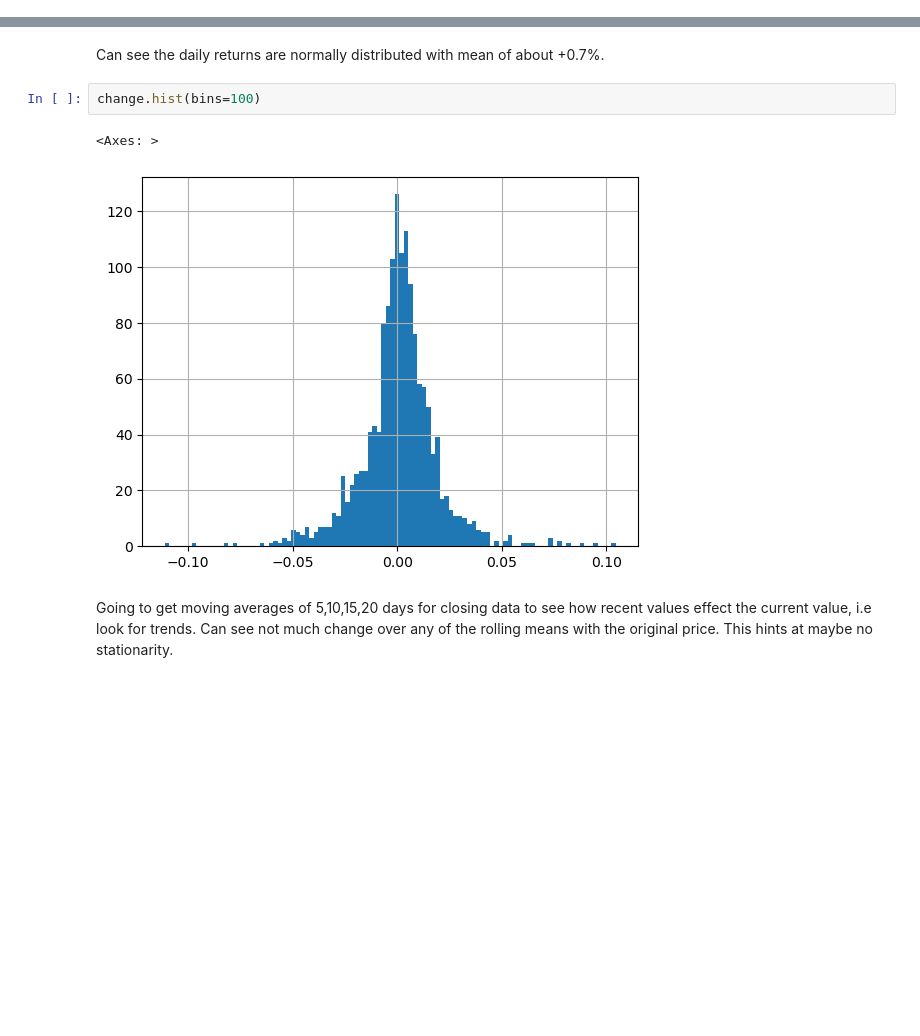
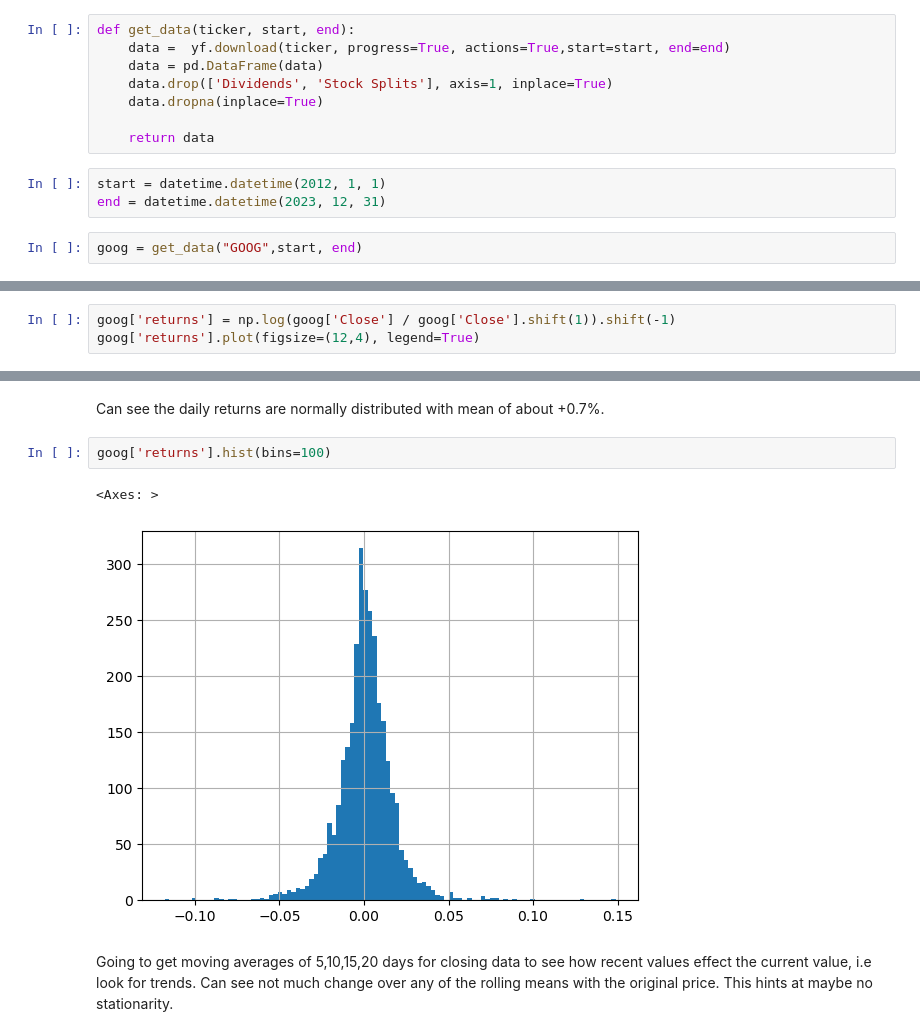
Before and after one commit to brianManesis/Stock-Prediction, a Jupyter notebook: analysis/Google_Analysis.ipynb, the cells around one changed output, grey strips where cells are left out. Cells and saved outputs as stored; diff of their text form; blank space fills up the shorter version.

```diff
--- a/analysis/Google_Analysis.ipynb
+++ b/analysis/Google_Analysis.ipynb
@@ -41,0 +25,13 @@ memory usage: 82.6 KB
+# %%
+def get_data(ticker, start, end):
+    data =  yf.download(ticker, progress=True, actions=True,start=start, end=end)
+    data = pd.DataFrame(data)
+    data.drop(['Dividends', 'Stock Splits'], axis=1, inplace=True)
+    data.dropna(inplace=True)
+
+    return data
+# %%
+start = datetime.datetime(2012, 1, 1)
+end = datetime.datetime(2023, 12, 31)
+# %%
+goog = get_data("GOOG",start, end)
@@ -170,0 +152,3 @@ Name: Close, dtype: float64
+# %%
+goog['returns'] = np.log(goog['Close'] / goog['Close'].shift(1)).shift(-1)
+goog['returns'].plot(figsize=(12,4), legend=True)
@@ -171,10 +170,10 @@ Name: Close, dtype: float64
 # %% [markdown]
 Can see the daily returns are normally distributed with mean of about +0.7%.
 # %%
-change.hist(bins=100)
+goog['returns'].hist(bins=100)
 # %% [output]
 <Axes: >
-[figure, old version]
+[figure, new version]
 # %% [markdown]
 Going to get moving averages of 5,10,15,20 days for closing data to see how recent values effect the current value, i.e look for trends. Can see not much change over any of the rolling means with the original price. This hints at maybe no stationarity.
 # %%
```
Also changed, not shown: parts of 57 cells of this notebook, 9 other files.
